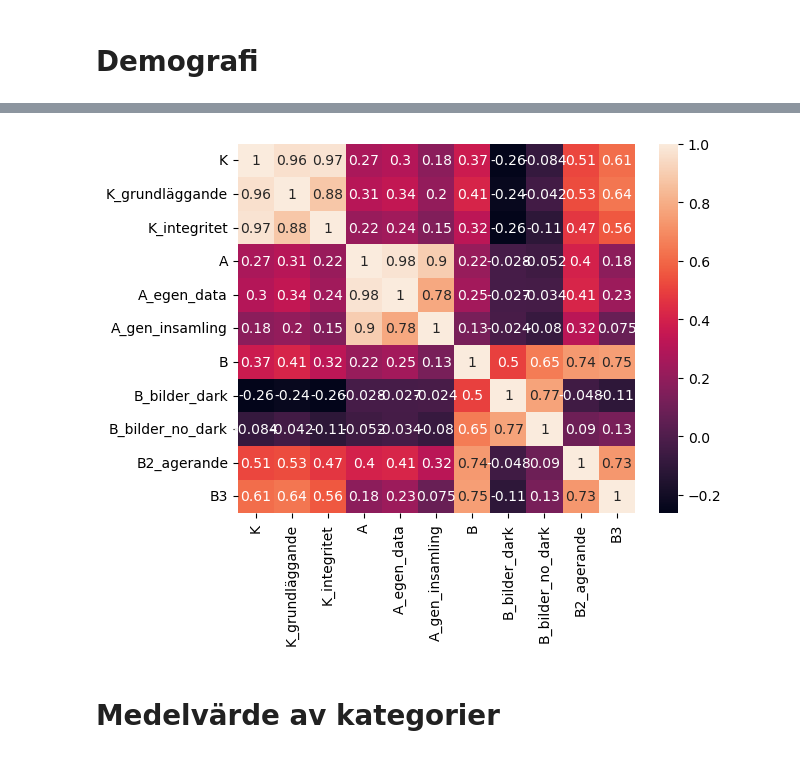
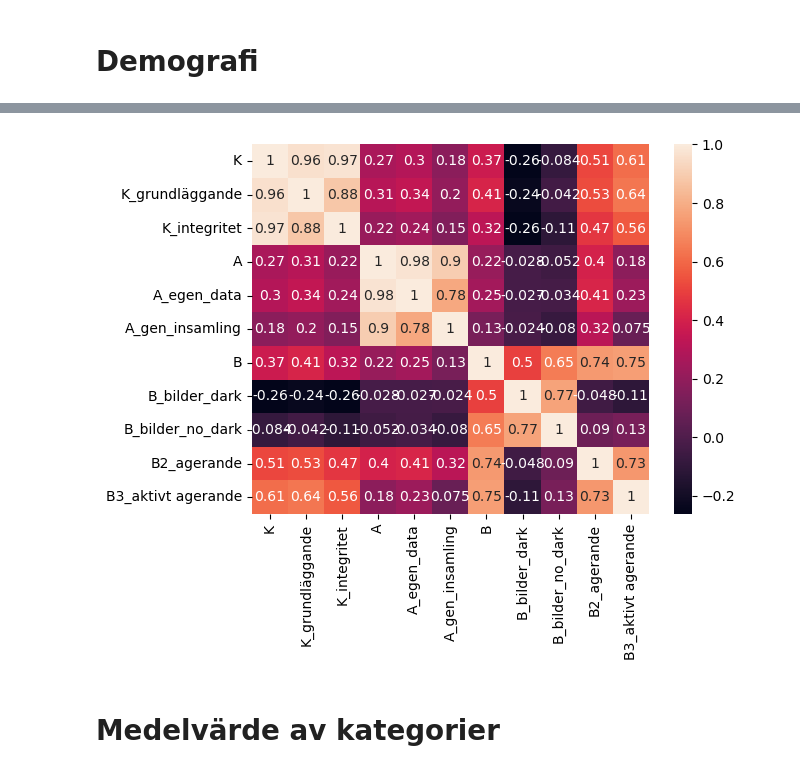
Before and after one commit to stenhoff40/Examensarbete_analys, a Jupyter notebook: analys.ipynb, the cells around one changed output, grey strips where cells are left out. Saved outputs shown, nothing was run; the diff lists cells and outputs as text; code cells hidden in the pictures.

```diff
--- a/analys.ipynb
+++ b/analys.ipynb
@@ -113,7 +113,7 @@ df_resp_sum = pd.DataFrame({
                       'B_bilder_dark': medel_b1_dark,
                       'B_bilder_no_dark': medel_b1_no_dark,
                       'B2_agerande': medel_b2,
-                      'B3': medel_b3
+                      'B3_aktivt agerande': medel_b3
                       })
 # %%
 df_resp_sum.head()
@@ -139,5 +139,5 @@ df_demografi.head()
 df_number = df_resp_sum.select_dtypes(include='number')
 matrix = df_number.corr()
 sns.heatmap(matrix,annot=True)
-plt.show()
+plt
 # %% [output]
@@ -145,4 +145,4 @@ NameError: name 'plt' is not defined
-[figure, old version]
+[figure, new version]
 # %% [markdown]
 <h1>Medelvärde av kategorier</h1>
 # %% [markdown]
```
Also changed, not shown: parts of 3 cells of this notebook.
